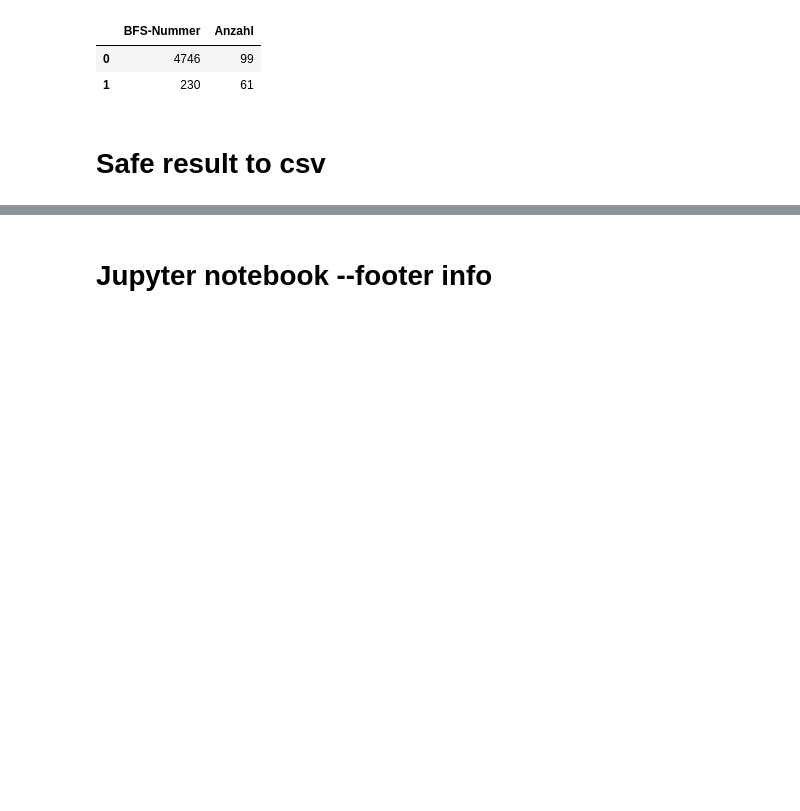
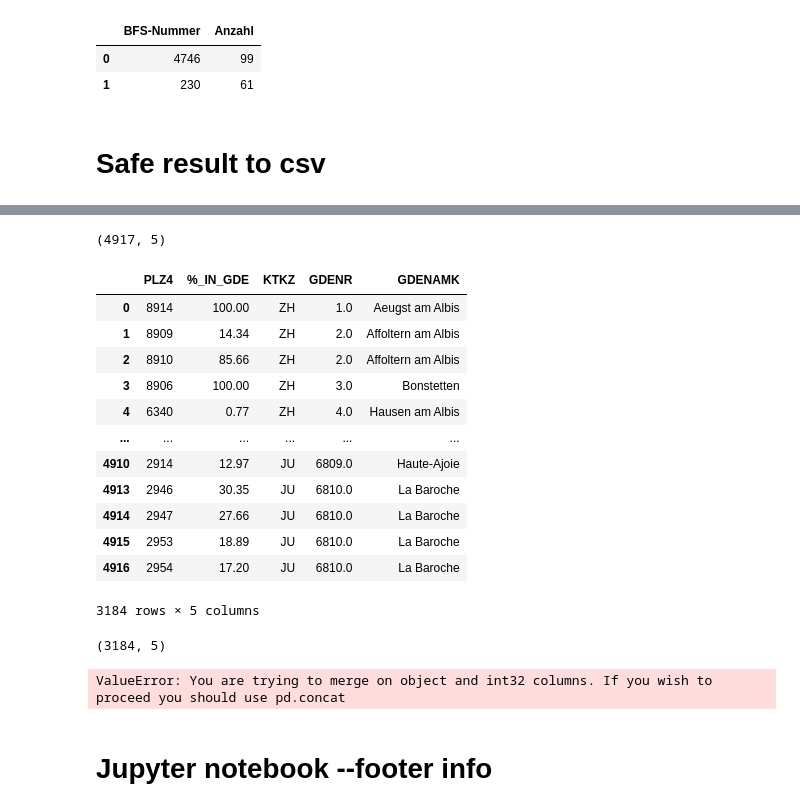
Before and after one commit to jk019/DA_LN_neues_Github, a Jupyter notebook: Analysen/QGIS.ipynb, the cells around one changed output, grey strips where cells are left out. Drawn from its saved outputs; the diff is of its cells as text; code cells hidden in the pictures; blank space fills up the shorter version.

```diff
--- a/Analysen/QGIS.ipynb
+++ b/Analysen/QGIS.ipynb
@@ -56,0 +87,7 @@ Angebote_pro_gemeinde.to_csv('../Ausgabedateien/anzahl_autos_pro_gemeinde.csv')
+# %%
+plz = pd.read_csv('../Quelldateien/plz_gemeinde.csv') #csv with Names of "Gemeinden" and Postalcodes
+plz['PLZ4'].replace('', np.nan, inplace=True)
+plz['PLZ4'].replace('0', np.nan, inplace=True)
+plz.dropna(subset=['PLZ4'], inplace=True)
+plz['PLZ4']=plz['PLZ4'].astype(int)
+plz.head(5)
@@ -57,3 +101,32 @@ Angebote_pro_gemeinde.to_csv('../Ausgabedateien/anzahl_autos_pro_gemeinde.csv')
+# %%
+print(plz.shape)
+plz = plz.drop_duplicates('PLZ4')
+plz
+# %% [output]
+(4917, 5)
+|  | PLZ4 | %_IN_GDE | KTKZ | GDENR | GDENAMK |
+| 0 | 8914 | 100.00 | ZH | 1.0 | Aeugst am Albis |
+| 1 | 8909 | 14.34 | ZH | 2.0 | Affoltern am Albis |
+| 2 | 8910 | 85.66 | ZH | 2.0 | Affoltern am Albis |
+| 3 | 8906 | 100.00 | ZH | 3.0 | Bonstetten |
+| 4 | 6340 | 0.77 | ZH | 4.0 | Hausen am Albis |
+| ... | ... | ... | ... | ... | ... |
+| 4910 | 2914 | 12.97 | JU | 6809.0 | Haute-Ajoie |
+| 4913 | 2946 | 30.35 | JU | 6810.0 | La Baroche |
+| 4914 | 2947 | 27.66 | JU | 6810.0 | La Baroche |
+| 4915 | 2953 | 18.89 | JU | 6810.0 | La Baroche |
+| 4916 | 2954 | 17.20 | JU | 6810.0 | La Baroche |
+3184 rows × 5 columns
+# %%
+print(plz.shape)
+# %% [output]
+(3184, 5)
+# %%
+stations_prepared = pd.merge(left=stations, right=plz, how='left', left_on='Postleitzahl', right_on='PLZ4')
+print(stations_prepared.shape)
+stations_prepared.head(5)
+# %% [output]
+ValueError: You are trying to merge on object and int32 columns. If you wish to proceed you should use pd.concat
 # %% [markdown]
 # Jupyter notebook --footer info
 # %%
```
Also changed, not shown: parts of 8 cells of this notebook, 3 other files.
